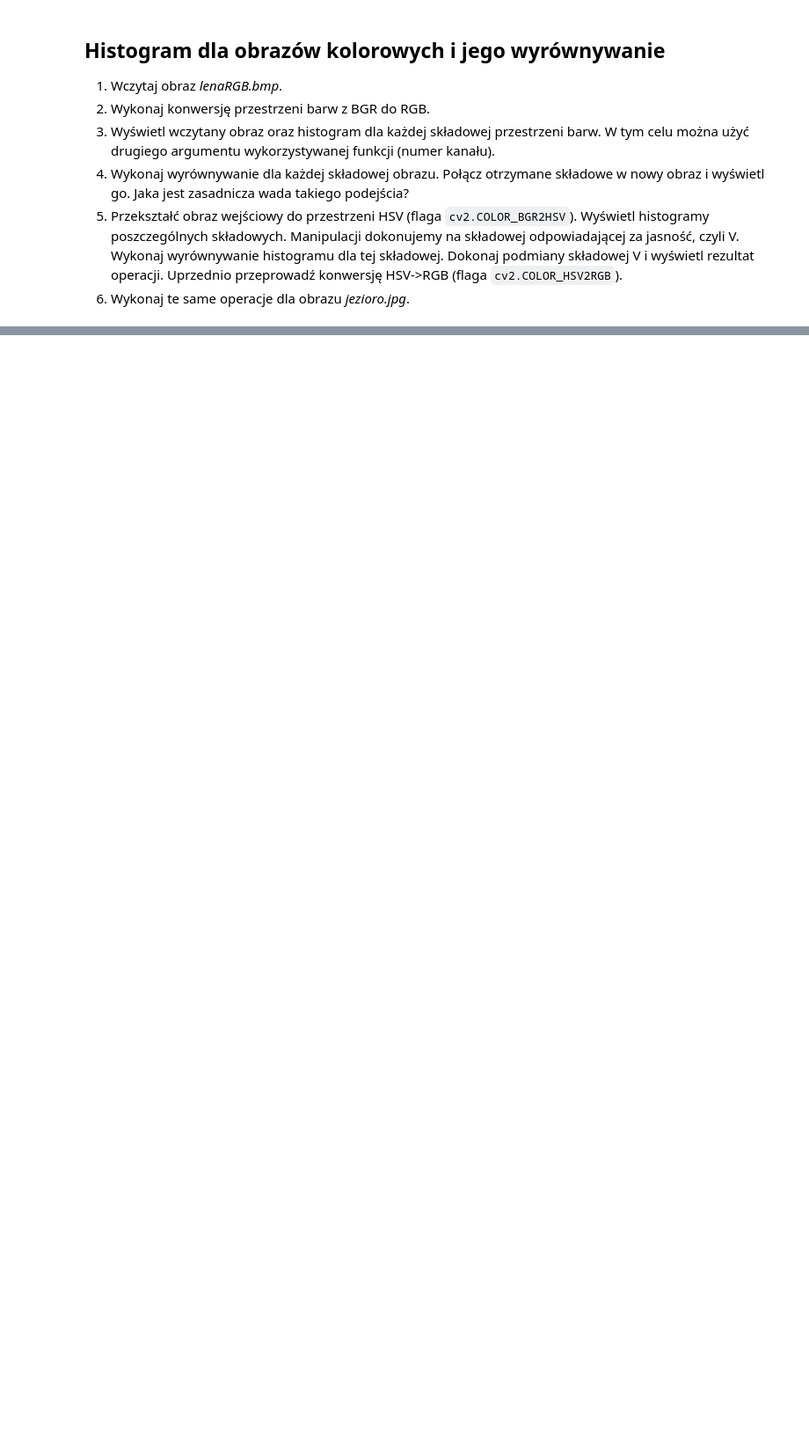
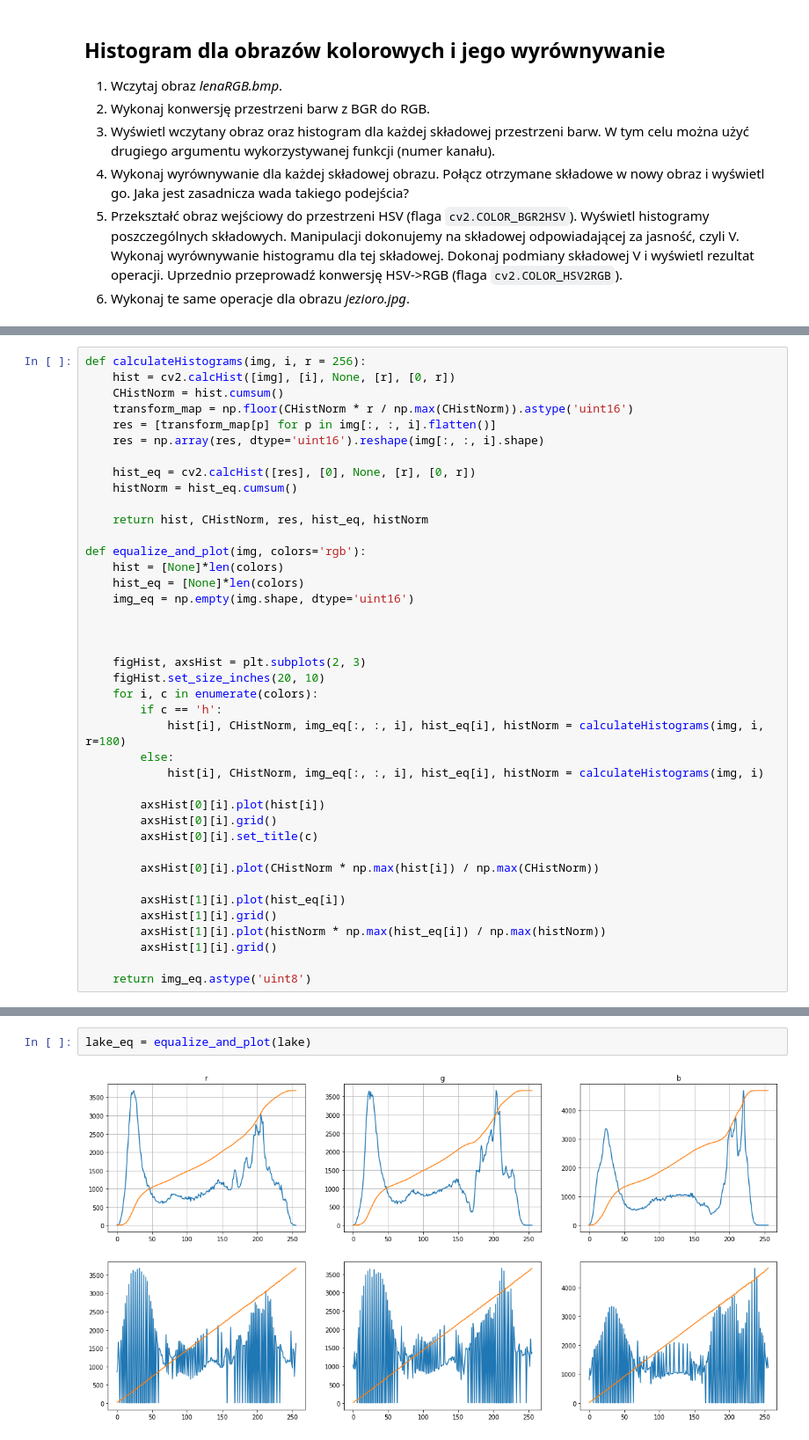
Before and after one commit to RysiekPrecikowski/WDCPO, a Jupyter notebook: lab3.ipynb, the cells around one changed output, grey strips where cells are left out. Shown at 88% size. Cells and saved outputs as stored; diff of their text form; blank space fills up the shorter version.

```diff
--- a/lab3.ipynb
+++ b/lab3.ipynb
@@ -295,0 +315,40 @@ if not os.path.exists("jezioro.jpg") :
+# %%
+def calculateHistograms(img, i, r = 256):
+    hist = cv2.calcHist([img], [i], None, [r], [0, r])
+    CHistNorm = hist.cumsum()
+    transform_map = np.floor(CHistNorm * r / np.max(CHistNorm)).astype('uint16')
+    res = [transform_map[p] for p in img[:, :, i].flatten()]
+    res = np.array(res, dtype='uint16').reshape(img[:, :, i].shape)
+
+    hist_eq = cv2.calcHist([res], [0], None, [r], [0, r])
+    histNorm = hist_eq.cumsum()
+
+    return hist, CHistNorm, res, hist_eq, histNorm
+
+def equalize_and_plot(img, colors='rgb'):
+    hist = [None]*len(colors)
+    hist_eq = [None]*len(colors)
+    img_eq = np.empty(img.shape, dtype='uint16')
+
+
+
+    figHist, axsHist = plt.subplots(2, 3)
+    figHist.set_size_inches(20, 10)
+    for i, c in enumerate(colors):
+        if c == 'h':
+            hist[i], CHistNorm, img_eq[:, :, i], hist_eq[i], histNorm = calculateHistograms(img, i, r=180)
+        else:
+            hist[i], CHistNorm, img_eq[:, :, i], hist_eq[i], histNorm = calculateHistograms(img, i)
+
+        axsHist[0][i].plot(hist[i])
+        axsHist[0][i].grid()
+        axsHist[0][i].set_title(c)
+
+        axsHist[0][i].plot(CHistNorm * np.max(hist[i]) / np.max(CHistNorm))
+
+        axsHist[1][i].plot(hist_eq[i])
+        axsHist[1][i].grid()
+        axsHist[1][i].plot(histNorm * np.max(hist_eq[i]) / np.max(histNorm))
+        axsHist[1][i].grid()
+
+    return img_eq.astype('uint8')
@@ -295,0 +382,4 @@ if not os.path.exists("jezioro.jpg") :
+# %%
+lake_eq = equalize_and_plot(lake)
+# %% [output]
+[figure, added]
```
Also changed, not shown: parts of 21 cells of this notebook.
